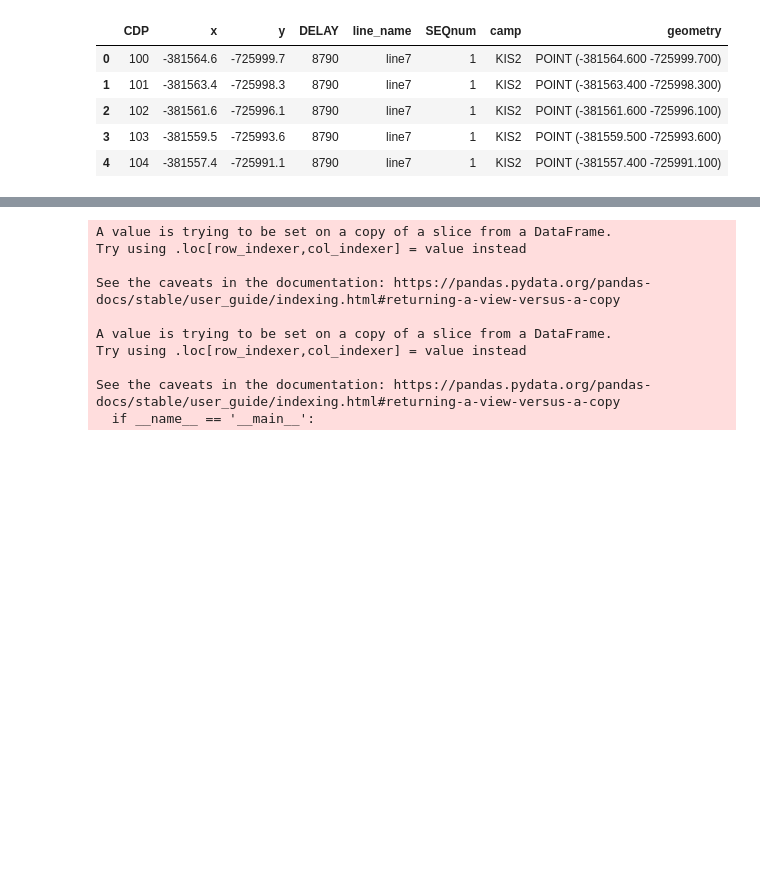
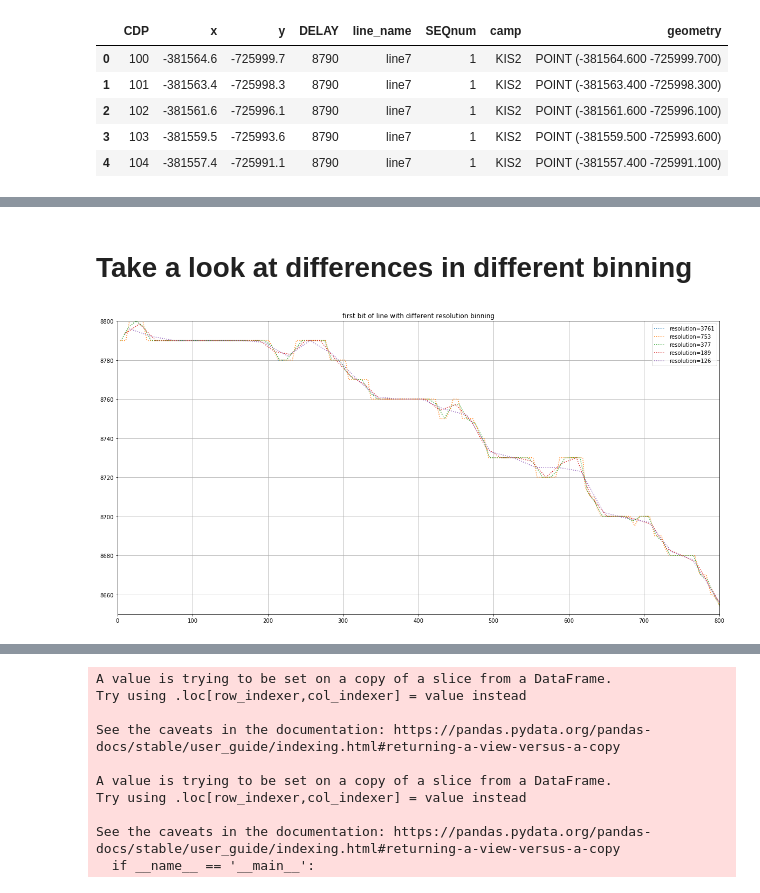
Before and after one commit to arrran/PhD_data_chapter, a Jupyter notebook: Jupyter/RADAR/RADAR_MAP/1_RADAR_bed_spatially_average.ipynb, the cells around one changed output, grey strips where cells are left out. Saved outputs shown, nothing was run; the diff lists cells and outputs as text; code cells hidden in the pictures; blank space fills up the shorter version.

Commit message:
spatially binning to reduce number of points in interpolation

```diff
--- a/Jupyter/RADAR/RADAR_MAP/1_RADAR_bed_spatially_average.ipynb
+++ b/Jupyter/RADAR/RADAR_MAP/1_RADAR_bed_spatially_average.ipynb
@@ -60,0 +116,9 @@ def stack_spatially(line,stack_distance=5):
+# %%
+def bin_mean(gdf,bin_size = 20):
+    L= -(- gdf.distan_cum.iloc[-1] // bin_size)*bin_size #length of line
+
+    ir = pd.interval_range(0,L,freq=bin_size)
+
+    bins = pd.cut( gdf.distan_cum , bins=ir ,label)
+
+    return gdf.groupby(bins).mean()
@@ -60,0 +127,15 @@ def stack_spatially(line,stack_distance=5):
+# %% [markdown]
+# Take a look at differences in different binning
+# %%
+plt.figure(figsize=(20,10))
+for i in [1,5,10,20,30]:
+    gdf_out = bin_mean( ll['line7'],bin_size = i )
+    plt.plot(gdf_out.distan_cum,gdf_out.DELAY,':',label='resolution='+str(gdf_out.shape[0]))
+plt.legend()
+plt.xlim([0,800])
+plt.ylim([8650,8800])
+plt.grid()
+plt.title('first bit of line with different resolution binning')
+plt.show()
+# %% [output]
+[figure, added]
```
Also changed, not shown: parts of 15 cells of this notebook, 2 other files.
